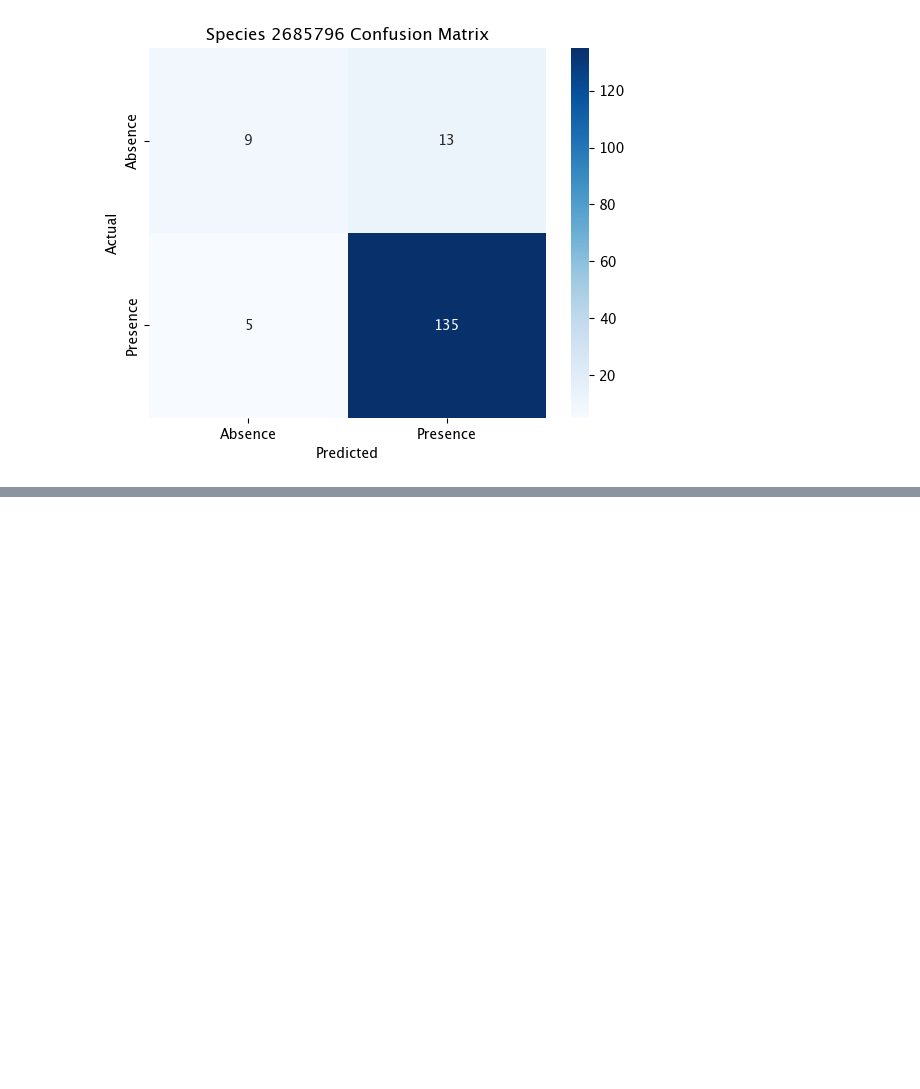
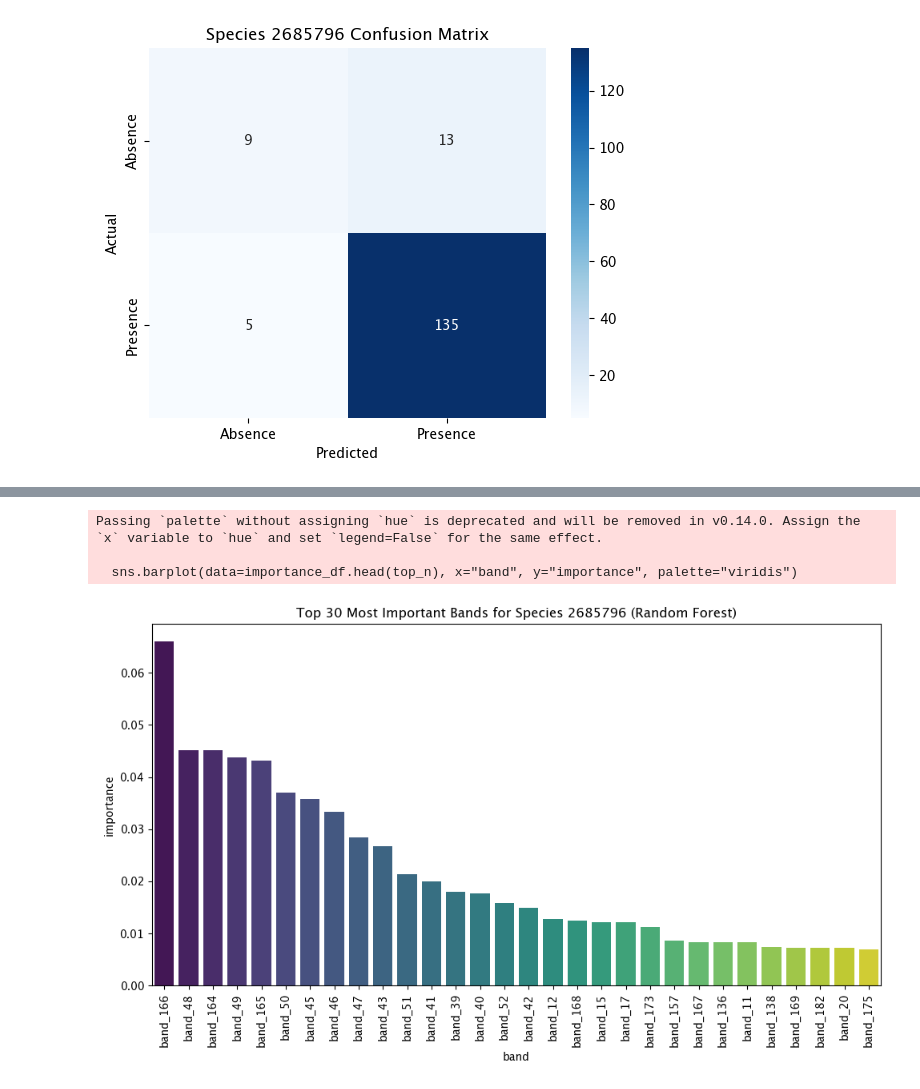
Before and after one commit to dangause/rs-hsi-botany, a Jupyter notebook: notebooks/pipeline/7_modeling.ipynb, the cells around one changed output, grey strips where cells are left out. Drawn from its saved outputs; the diff is of its cells as text; code cells hidden in the pictures; blank space fills up the shorter version.

```diff
--- a/notebooks/pipeline/7_modeling.ipynb
+++ b/notebooks/pipeline/7_modeling.ipynb
@@ -111,12 +111,4 @@ for name, model in models.items():
 
 # --- Display results ---
 results_df = pd.DataFrame(results).sort_values("F1 Score", ascending=False).reset_index(drop=True)
-
-import caas_jupyter_tools as cjtools
-cjtools.display_dataframe_to_user("Model Comparison Results", results_df)
-
-# Optional: show confusion matrices
-for name, cm in conf_matrices.items():
-    print(f"\n{name} Confusion Matrix:")
-    print(cm)
 # %% [output]
@@ -183,0 +321,40 @@ weighted avg      0.907     0.914     0.908       162
+# %%
+import pandas as pd
+import matplotlib.pyplot as plt
+import seaborn as sns
+from sklearn.ensemble import RandomForestClassifier
+
+def plot_feature_importance(df, species_col, model_name="Random Forest", top_n=30):
+    # --- Prepare data ---
+    df_clean = df.dropna(subset=[species_col])
+    X = df_clean[[col for col in df_clean.columns if col.startswith("band_")]]
+    y = df_clean[species_col].astype(int)
+
+    # --- Train model ---
+    model = RandomForestClassifier(class_weight="balanced", random_state=42)
+    model.fit(X, y)
+
+    # --- Get importances ---
+    importances = model.feature_importances_
+    band_names = X.columns
+    importance_df = pd.DataFrame({
+        "band": band_names,
+        "importance": importances
+    }).sort_values("importance", ascending=False)
+
+    # --- Plot ---
+    plt.figure(figsize=(10, 6))
+    sns.barplot(data=importance_df.head(top_n), x="band", y="importance", palette="viridis")
+    plt.xticks(rotation=90)
+    plt.title(f"Top {top_n} Most Important Bands for Species {species_col} ({model_name})")
+    plt.tight_layout()
+    plt.show()
+
+    return importance_df
+# %%
+imp_df = plot_feature_importance(df, species_col="2685796", model_name="Random Forest")
+# %% [output]
+Passing `palette` without assigning `hue` is deprecated and will be removed in v0.14.0. Assign the `x` variable to `hue` and set `legend=False` for the same effect.
+
+  sns.barplot(data=importance_df.head(top_n), x="band", y="importance", palette="viridis")
+[figure, added]
```
Also changed, not shown: parts of 20 cells of this notebook.
